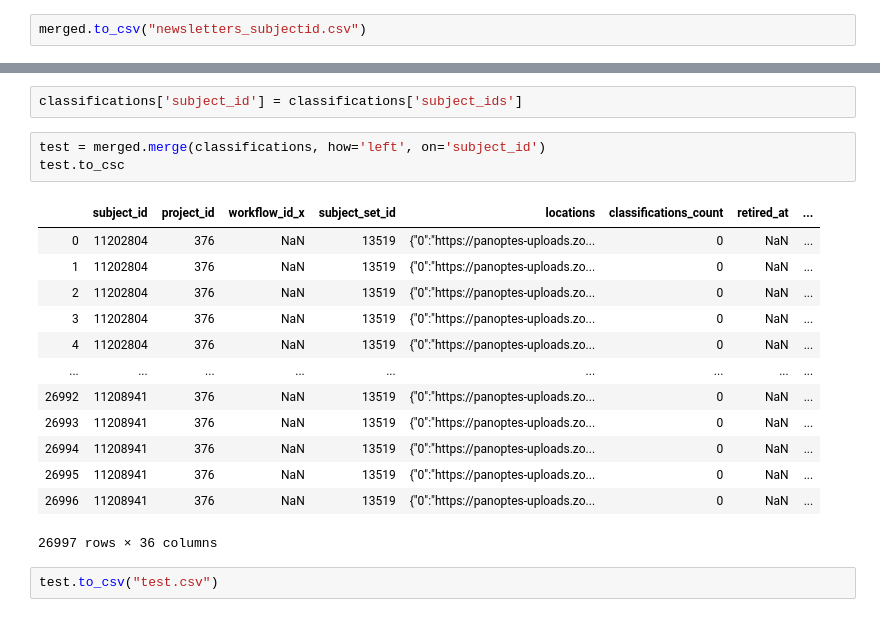
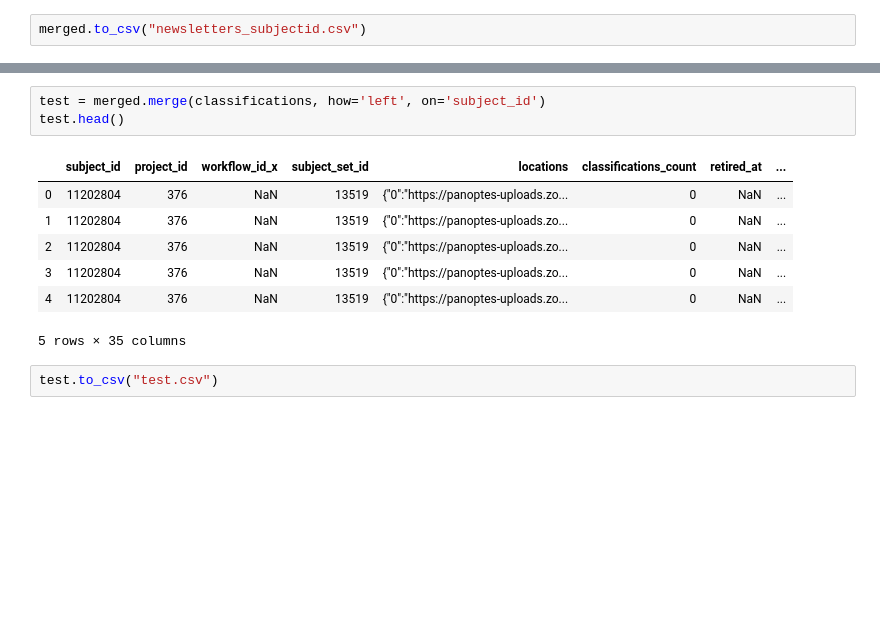
Before and after one commit to nisaputri/The-Shakespeares-UMD, a Jupyter notebook: Shakespeare Data Cleaning and Processing.ipynb, the cells around one changed output, grey strips where cells are left out. Drawn from its saved outputs; the diff is of its cells as text; blank space fills up the shorter version.

```diff
--- a/Shakespeare Data Cleaning and Processing.ipynb
+++ b/Shakespeare Data Cleaning and Processing.ipynb
@@ -174,22 +71,14 @@ Note: you may need to restart the kernel to use updated packages.
-# %%
-classifications['subject_id'] = classifications['subject_ids']
 # %%
 test = merged.merge(classifications, how='left', on='subject_id')
-test.to_csc
+test.head()
 # %% [output]
 |  | subject_id | project_id | workflow_id_x | subject_set_id | locations | classifications_count | retired_at | ... |
 | 0 | 11202804 | 376 | NaN | 13519 | {"0":"https://panoptes-uploads.zo... | 0 | NaN | ... |
 | 1 | 11202804 | 376 | NaN | 13519 | {"0":"https://panoptes-uploads.zo... | 0 | NaN | ... |
 | 2 | 11202804 | 376 | NaN | 13519 | {"0":"https://panoptes-uploads.zo... | 0 | NaN | ... |
 | 3 | 11202804 | 376 | NaN | 13519 | {"0":"https://panoptes-uploads.zo... | 0 | NaN | ... |
 | 4 | 11202804 | 376 | NaN | 13519 | {"0":"https://panoptes-uploads.zo... | 0 | NaN | ... |
-| ... | ... | ... | ... | ... | ... | ... | ... | ... |
-| 26992 | 11208941 | 376 | NaN | 13519 | {"0":"https://panoptes-uploads.zo... | 0 | NaN | ... |
-| 26993 | 11208941 | 376 | NaN | 13519 | {"0":"https://panoptes-uploads.zo... | 0 | NaN | ... |
-| 26994 | 11208941 | 376 | NaN | 13519 | {"0":"https://panoptes-uploads.zo... | 0 | NaN | ... |
-| 26995 | 11208941 | 376 | NaN | 13519 | {"0":"https://panoptes-uploads.zo... | 0 | NaN | ... |
-| 26996 | 11208941 | 376 | NaN | 13519 | {"0":"https://panoptes-uploads.zo... | 0 | NaN | ... |
-26997 rows × 36 columns
+5 rows × 35 columns
 # %%
 test.to_csv("test.csv")
 # %%
```
Also changed, not shown: parts of 9 cells of this notebook.
